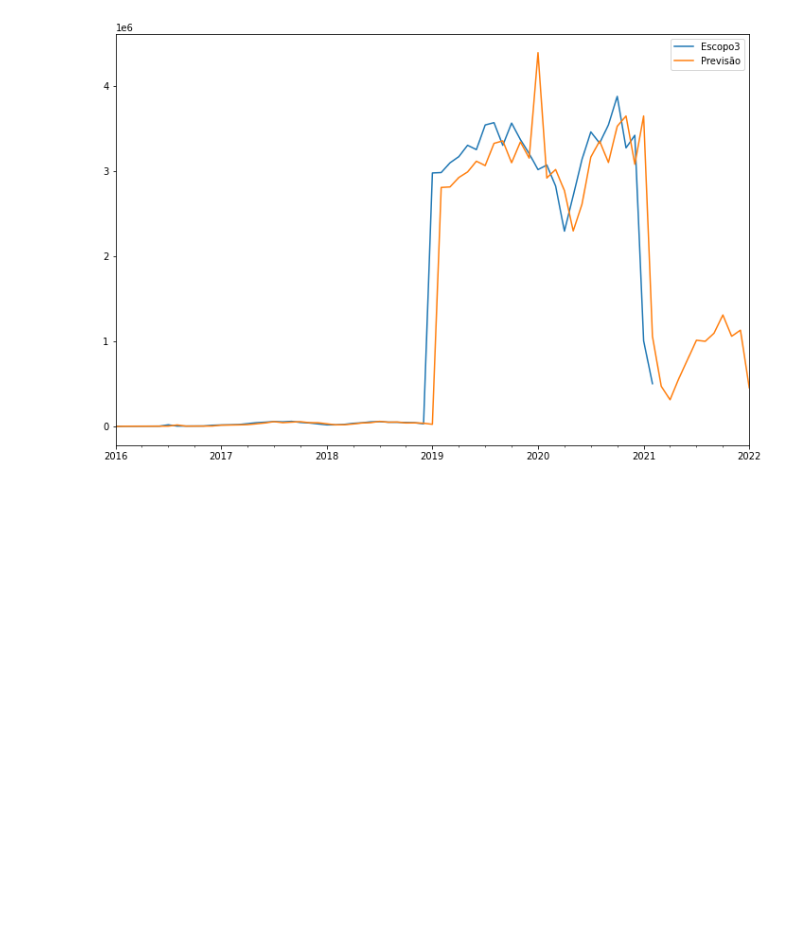
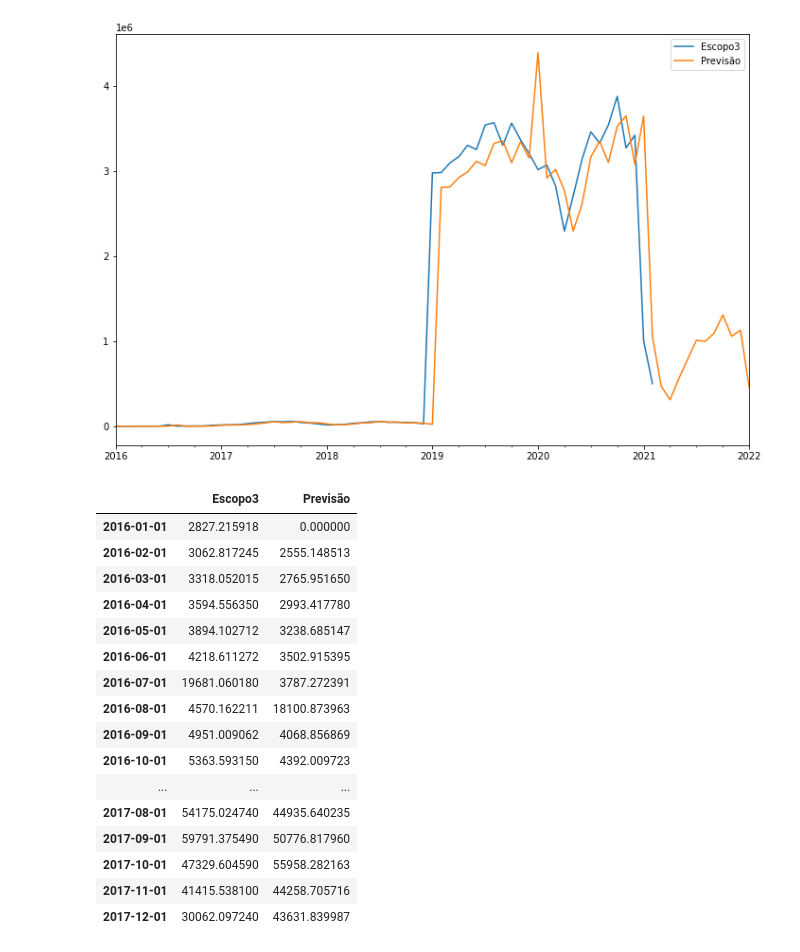
Before and after one commit to joefreire/previsao, a Jupyter notebook: Previsao.ipynb, the cells around one changed output. Cells and saved outputs as stored; diff of their text form; code cells hidden in the pictures; blank space fills up the shorter version.

```diff
--- a/Previsao.ipynb
+++ b/Previsao.ipynb
@@ -382,4 +366,24 @@ future_df3[['Escopo3', 'Previsão']].plot(figsize=(12, 8))
 # %% [output]
 <matplotlib.axes._subplots.AxesSubplot at 0x...>
 [figure]
+# %%
+future_df3.head(24)
+# %% [output]
+|  | Escopo3 | Previsão |
+| 2016-01-01 | 2827.215918 | 0.000000 |
+| 2016-02-01 | 3062.817245 | 2555.148513 |
+| 2016-03-01 | 3318.052015 | 2765.951650 |
+| 2016-04-01 | 3594.556350 | 2993.417780 |
+| 2016-05-01 | 3894.102712 | 3238.685147 |
+| 2016-06-01 | 4218.611272 | 3502.915395 |
+| 2016-07-01 | 19681.060180 | 3787.272391 |
+| 2016-08-01 | 4570.162211 | 18100.873963 |
+| 2016-09-01 | 4951.009062 | 4068.856869 |
+| 2016-10-01 | 5363.593150 | 4392.009723 |
+| ... | ... | ... |
+| 2017-08-01 | 54175.024740 | 44935.640235 |
+| 2017-09-01 | 59791.375490 | 50776.817960 |
+| 2017-10-01 | 47329.604590 | 55958.282163 |
+| 2017-11-01 | 41415.538100 | 44258.705716 |
+| 2017-12-01 | 30062.097240 | 43631.839987 |
 # %%
```
Also changed, not shown: parts of 15 cells of this notebook.
